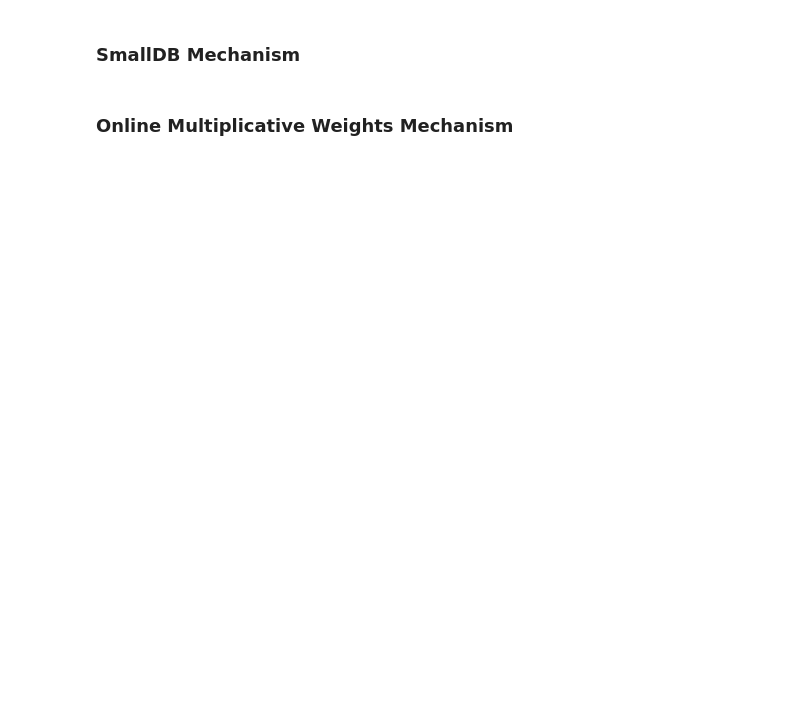
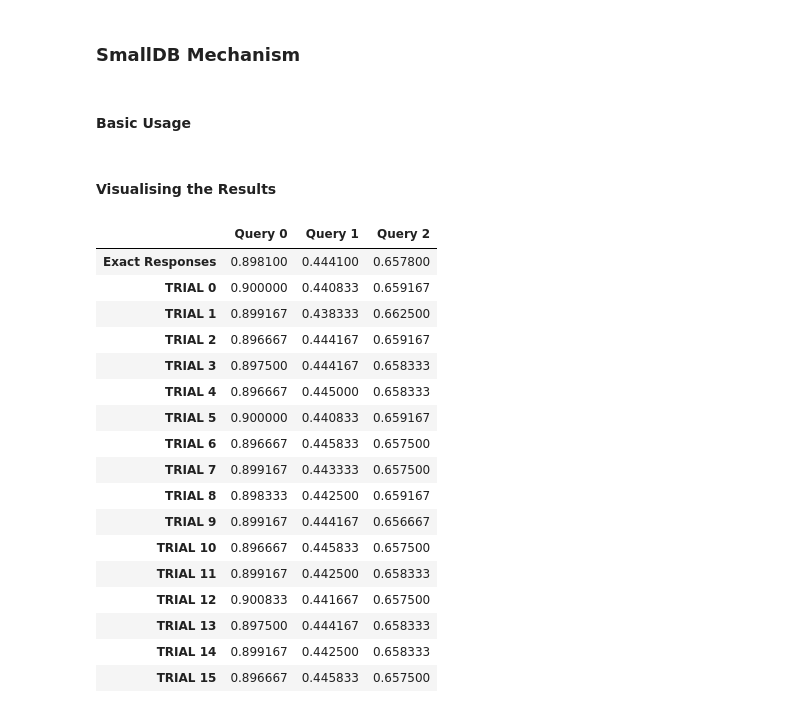
Before and after one commit to anusii/RelM, a Jupyter notebook: examples/relm_demo.ipynb, the cells around one changed output. Saved outputs shown, nothing was run; the diff lists cells and outputs as text; code cells hidden in the pictures; blank space fills up the shorter version.

Commit message:
Modified SmallDB usage to be consistent with other mechanisms

```diff
--- a/examples/relm_demo.ipynb
+++ b/examples/relm_demo.ipynb
@@ -371,4 +372,62 @@ The greatest exact count is: 156
+# %%
+# Generate some synthetic data
+data = pd.DataFrame()
+test_results = np.random.choice(["Negative", "Positive", "N/A"], size=10000, p=[0.55,0.35,0.1])
+data["Test Result"] = test_results
+
+# Compute a histogram representation of the data
+from relm.histogram import Histogram
+hist = Histogram(data)
+real_database = hist.get_db()
+db_size = real_database.size
+
+# Specify the queries to be answered
+queries = [[{"Test Result": "Negative"}, {"Test Result": "Positive"}],
+           [{"Test Result": "Positive"}, {"Test Result": "N/A"}],
+           [{"Test Result": "Negative"}, {"Test Result": "N/A"}]]
+queries = sps.vstack([hist.get_query_vector(q) for q in queries])
+
+# Compute the exact query responses
+values = (queries @ real_database)/real_database.sum()
 # %% [markdown]
 ### SmallDB Mechanism
-# %% [markdown]
-### Online Multiplicative Weights Mechanism
+# %% [markdown]
+#### Basic Usage
+# %%
+from relm.mechanisms import SmallDB
+smalldb = SmallDB(epsilon=1.0, alpha=0.05)
+synthetic_database = smalldb.release(values, queries, db_size)
+# %% [markdown]
+#### Visualising the Results
+# %%
+TRIALS = 2**4
+synthetic_responses = np.empty((TRIALS, queries.shape[0]))
+for i in range(TRIALS):
+    smalldb = SmallDB(epsilon=1.0, alpha=0.05)
+    synthetic_database = smalldb.release(values, queries, db_size)
+    synthetic_responses[i] = (queries @ synthetic_database) / synthetic_database.sum()
+
+df = pd.DataFrame(data=np.row_stack((values, synthetic_responses)),
+                  columns=["Query %i" % i for i in range(queries.shape[0])],
+                  index=["Exact Responses"] + ["TRIAL %i" % i for i in range(TRIALS)])
+
+display(df)
+# %% [output]
+|  | Query 0 | Query 1 | Query 2 |
+| Exact Responses | 0.898100 | 0.444100 | 0.657800 |
+| TRIAL 0 | 0.900000 | 0.440833 | 0.659167 |
+| TRIAL 1 | 0.899167 | 0.438333 | 0.662500 |
+| TRIAL 2 | 0.896667 | 0.444167 | 0.659167 |
+| TRIAL 3 | 0.897500 | 0.444167 | 0.658333 |
+| TRIAL 4 | 0.896667 | 0.445000 | 0.658333 |
+| TRIAL 5 | 0.900000 | 0.440833 | 0.659167 |
+| TRIAL 6 | 0.896667 | 0.445833 | 0.657500 |
+| TRIAL 7 | 0.899167 | 0.443333 | 0.657500 |
+| TRIAL 8 | 0.898333 | 0.442500 | 0.659167 |
+| TRIAL 9 | 0.899167 | 0.444167 | 0.656667 |
+| TRIAL 10 | 0.896667 | 0.445833 | 0.657500 |
+| TRIAL 11 | 0.899167 | 0.442500 | 0.658333 |
+| TRIAL 12 | 0.900833 | 0.441667 | 0.657500 |
+| TRIAL 13 | 0.897500 | 0.444167 | 0.658333 |
+| TRIAL 14 | 0.899167 | 0.442500 | 0.658333 |
+| TRIAL 15 | 0.896667 | 0.445833 | 0.657500 |
```
Also changed, not shown: parts of 14 cells of this notebook, 4 other files.
